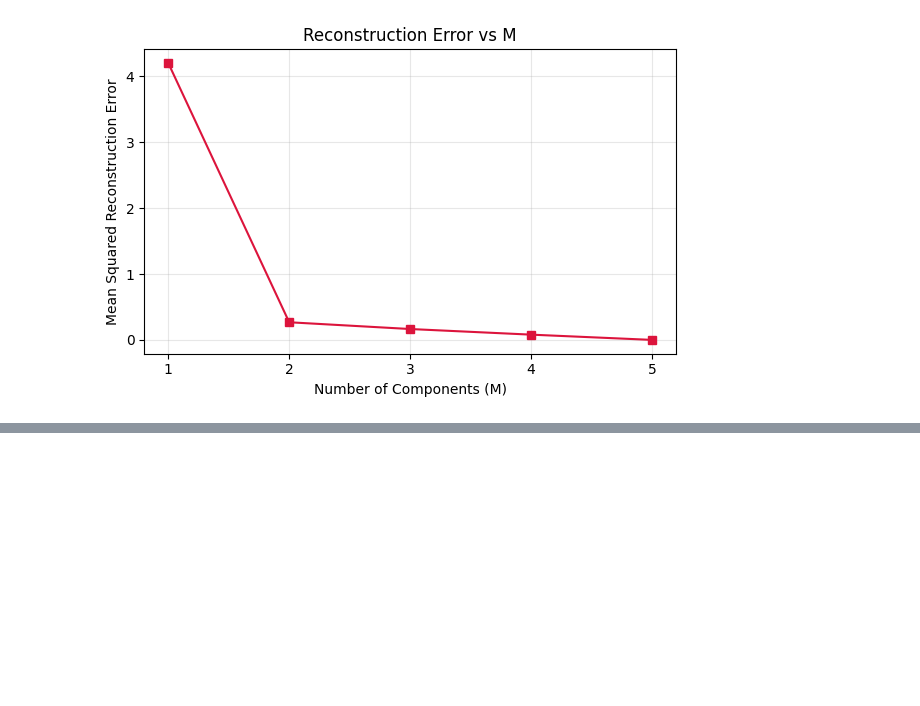
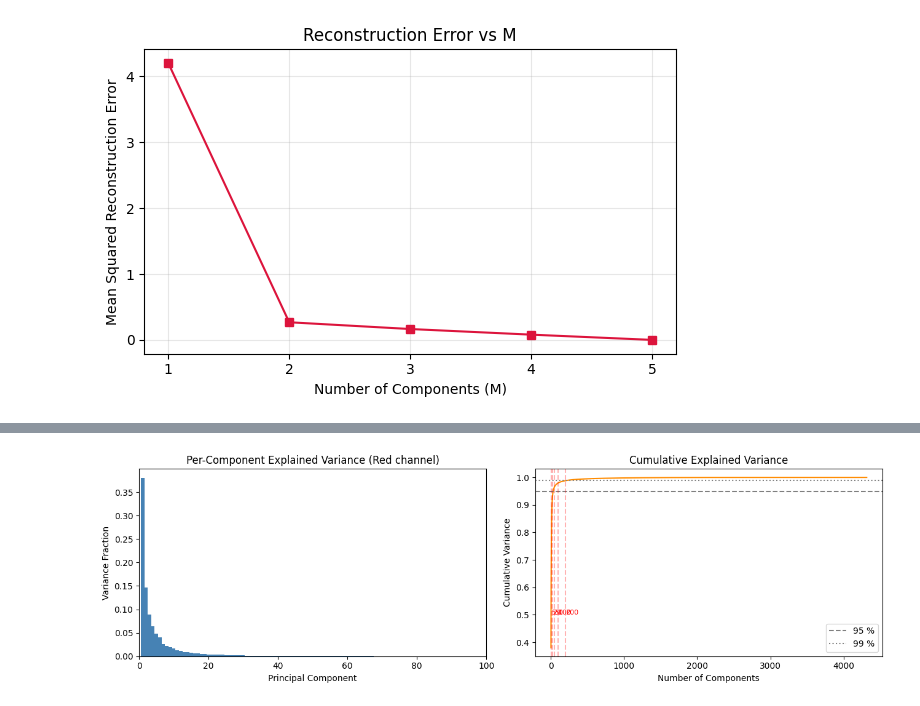
Before and after one commit to mkmishra2000/Sampling-from-a-distribution, a Jupyter notebook: ContinuousLatentVariable.ipynb, the cells around one changed output, grey strips where cells are left out. Cells and saved outputs as stored; diff of their text form; code cells hidden in the pictures; blank space fills up the shorter version.

```diff
--- a/ContinuousLatentVariable.ipynb
+++ b/ContinuousLatentVariable.ipynb
@@ -144,0 +224,29 @@ plt.show()
+# %%
+# ── Explained variance curve (Red channel) ──
+_, eigenvalues_r = pca_compress_channel(img_array[:, :, 0], W)
+explained = eigenvalues_r / eigenvalues_r.sum()
+cumulative = np.cumsum(explained)
+
+fig, axes = plt.subplots(1, 2, figsize=(13, 4))
+
+axes[0].bar(range(1, len(explained) + 1), explained, color="steelblue", width=1)
+axes[0].set_xlim(0, 100)
+axes[0].set_xlabel("Principal Component")
+axes[0].set_ylabel("Variance Fraction")
+axes[0].set_title("Per-Component Explained Variance (Red channel)")
+
+axes[1].plot(range(1, len(cumulative) + 1), cumulative, color="darkorange")
+axes[1].axhline(0.95, ls="--", color="gray", label="95 %")
+axes[1].axhline(0.99, ls=":",  color="gray", label="99 %")
+for k in component_list:
+    axes[1].axvline(k, ls="--", alpha=0.3, color="red")
+    axes[1].text(k + 1, 0.5, str(k), fontsize=8, color="red")
+axes[1].set_xlabel("Number of Components")
+axes[1].set_ylabel("Cumulative Variance")
+axes[1].set_title("Cumulative Explained Variance")
+axes[1].legend()
+
+plt.tight_layout()
+plt.show()
+# %% [output]
+[figure, added]
```
Also changed, not shown: parts of 5 cells of this notebook, 1 other file.
